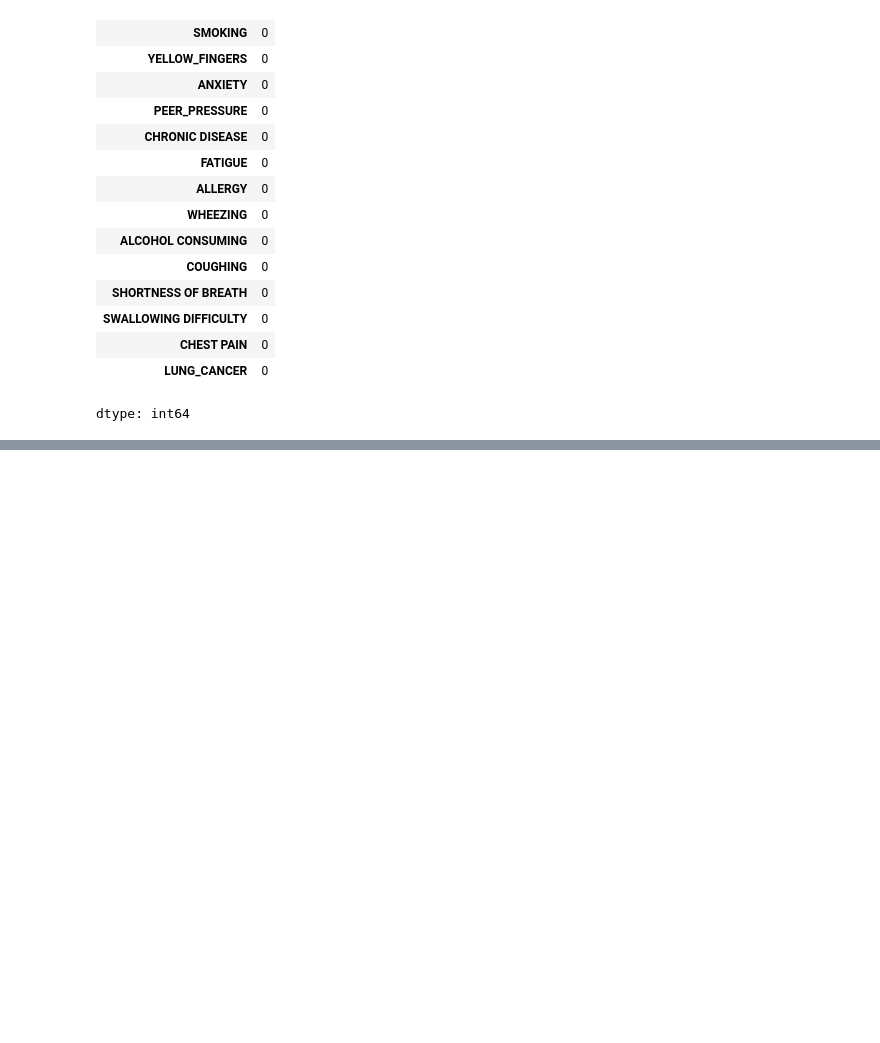
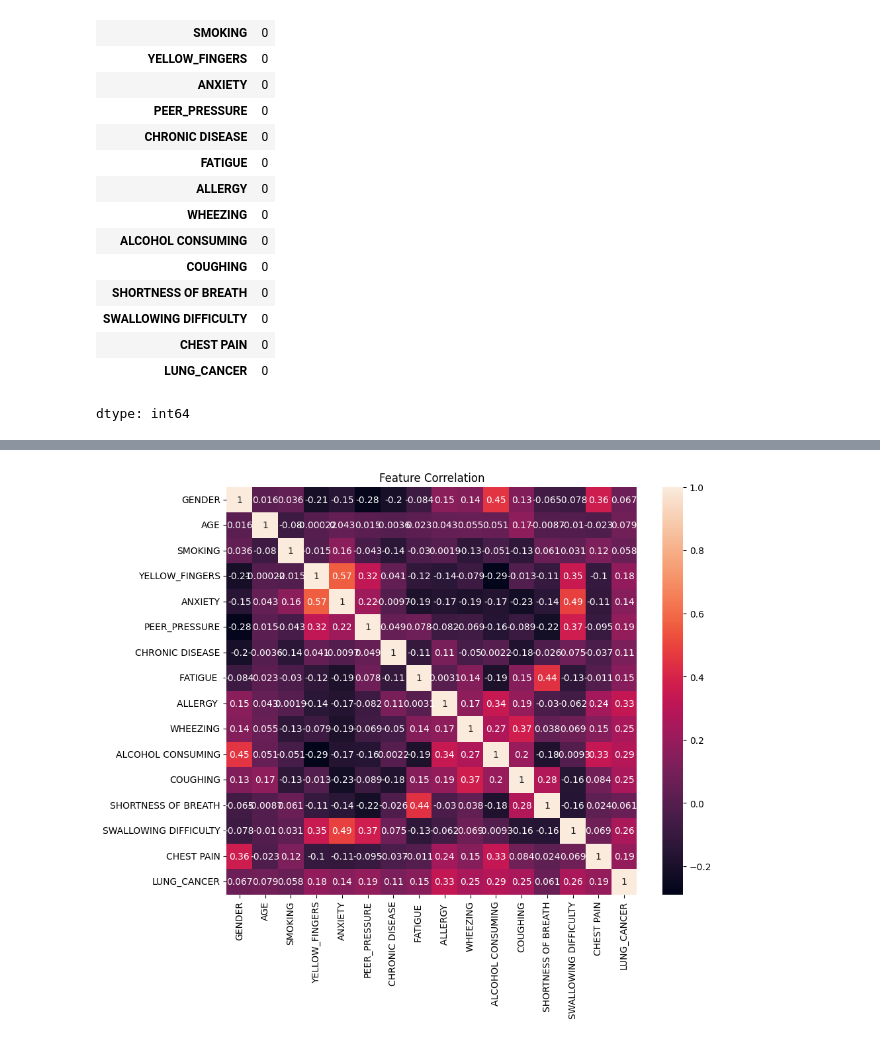
Before and after one commit to harshi2410/ML_Project, a Jupyter notebook: 01_logistic_regression.ipynb, the cells around one changed output, grey strips where cells are left out. Drawn from its saved outputs; the diff is of its cells as text; code cells hidden in the pictures; blank space fills up the shorter version.

```diff
--- a/01_logistic_regression.ipynb
+++ b/01_logistic_regression.ipynb
@@ -110,0 +134,7 @@ y_pred = model.predict(X_test)
+# %%
+plt.figure(figsize=(10,8))
+sns.heatmap(df.corr(), annot=True)
+plt.title("Feature Correlation")
+plt.show()
+# %% [output]
+[figure, added]
```
Also changed, not shown: parts of 3 cells of this notebook.
